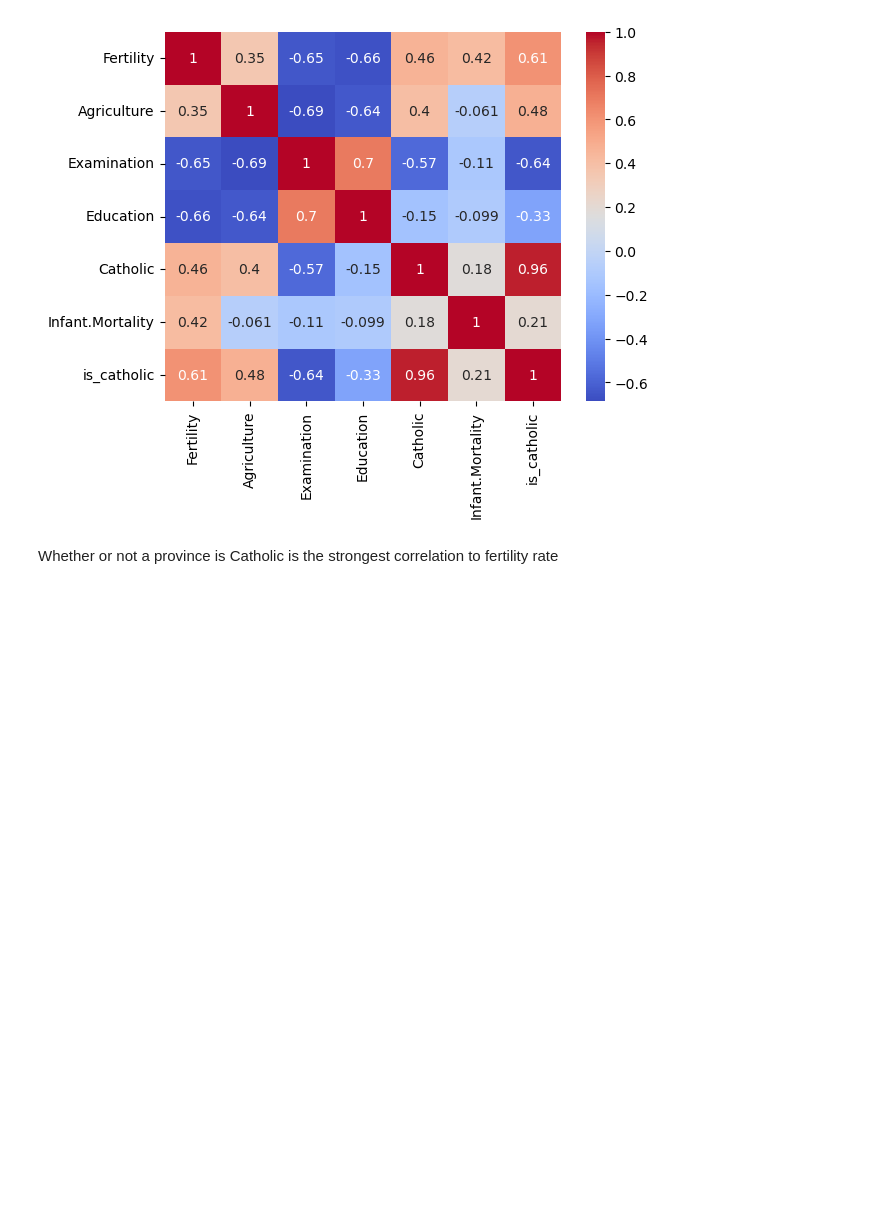
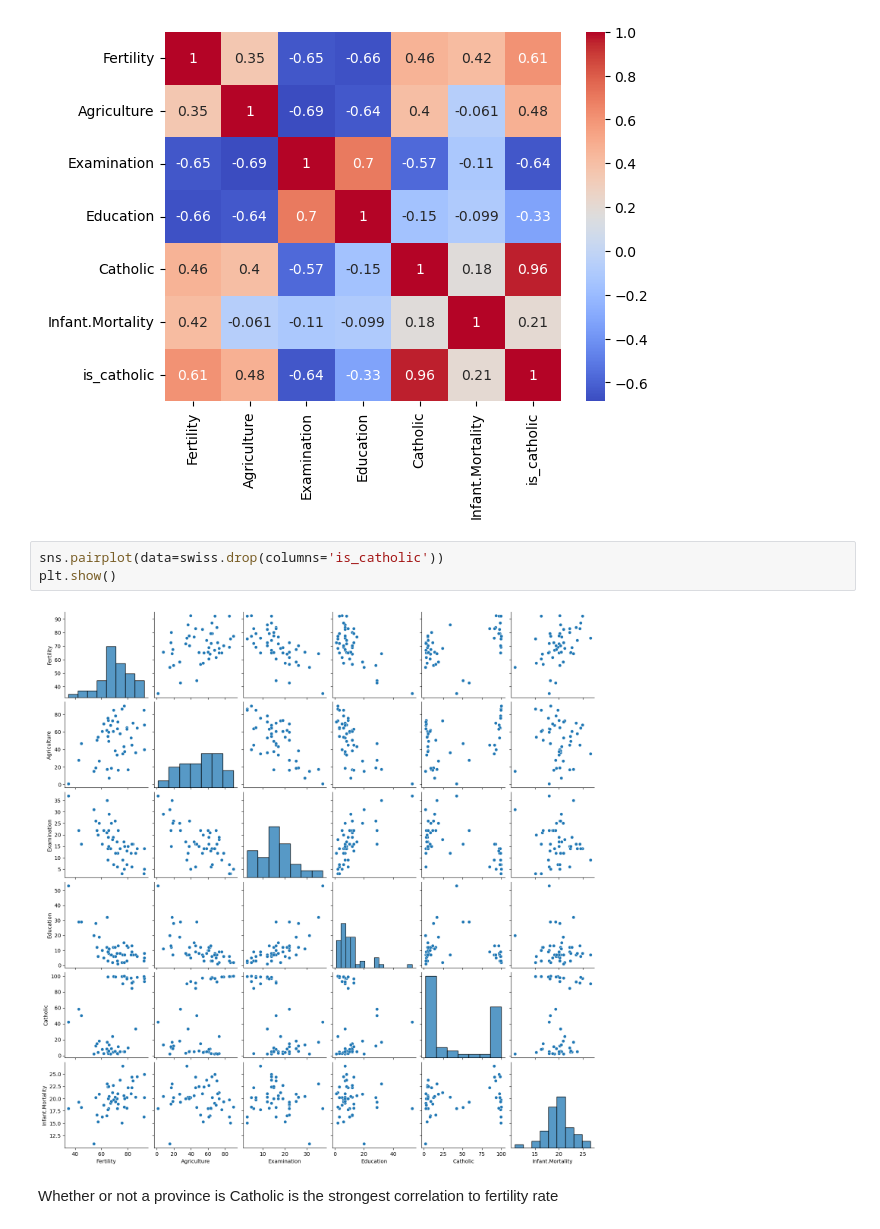
Before and after one commit to Adam-Harris87/numpy-pandas-visualization-exercises, a Jupyter notebook: seaborn_exercises.ipynb, the cells around one changed output. Cells and saved outputs as stored; diff of their text form; blank space fills up the shorter version.

```diff
--- a/seaborn_exercises.ipynb
+++ b/seaborn_exercises.ipynb
@@ -229,6 +257,11 @@ sns.heatmap(swiss.corr(),
 plt.show()
 # %% [output]
 [figure]
+# %%
+sns.pairplot(data=swiss.drop(columns='is_catholic'))
+plt.show()
+# %% [output]
+[figure, added]
 # %% [markdown]
 Whether or not a province is Catholic is the strongest correlation to fertility rate
 # %% [markdown]
```
Also changed, not shown: parts of 12 cells of this notebook.
